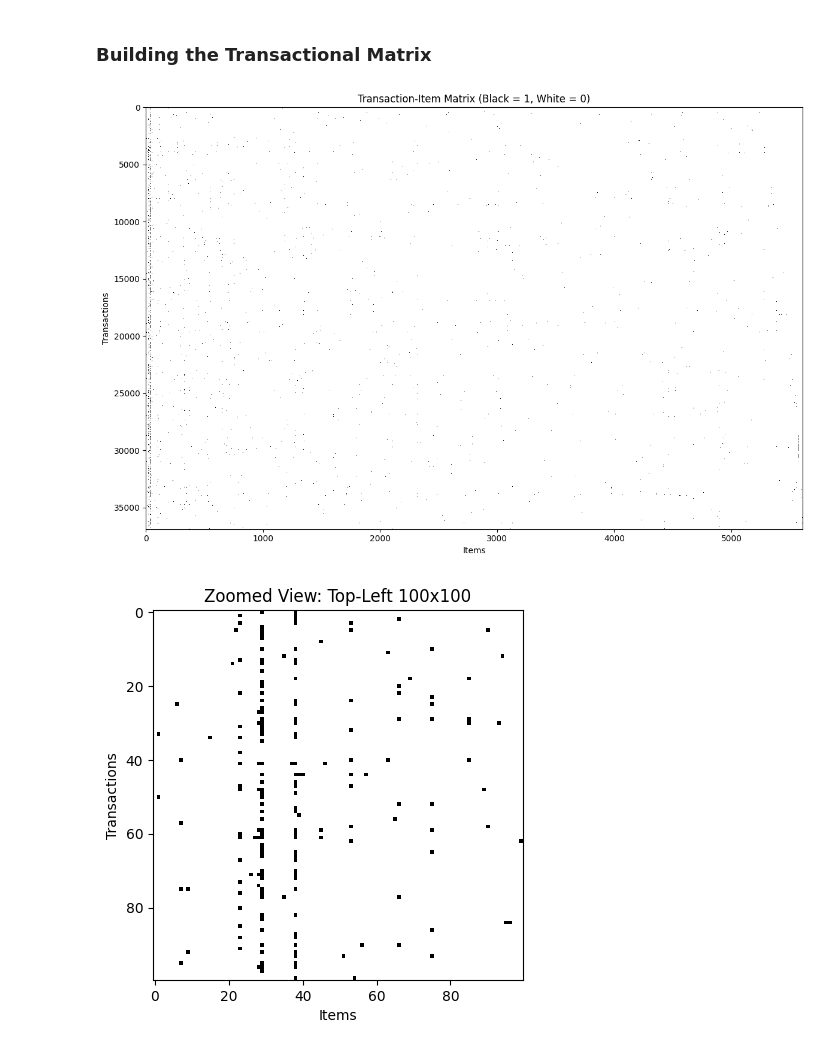
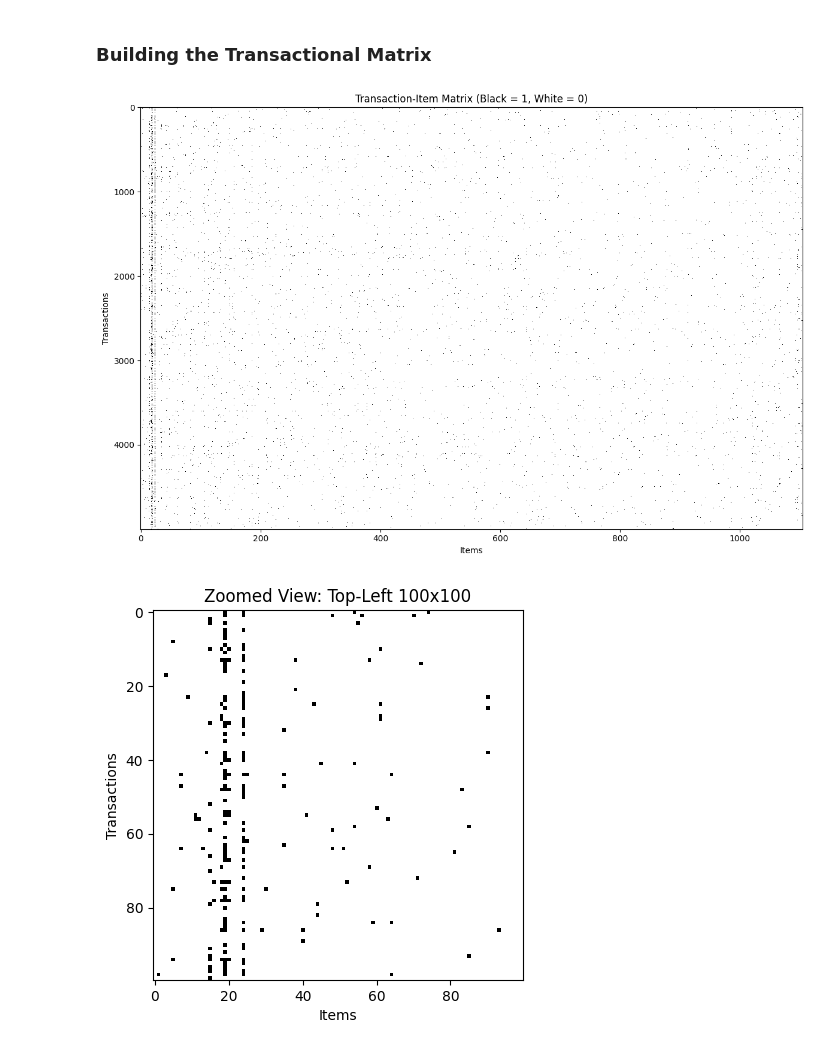
Before and after one commit to CS-3370-Team/Apriory_ItemSet, a Jupyter notebook: Group_Project.ipynb, the cells around one changed output. Saved outputs shown, nothing was run; the diff lists cells and outputs as text; code cells hidden in the pictures.

```diff
--- a/Group_Project.ipynb
+++ b/Group_Project.ipynb
@@ -669,53 +658,41 @@ if __name__ == "__main__":
 # %%
 # cleaned_df.shape
 import numpy as np
 import matplotlib.pyplot as plt
+from sklearn.preprocessing import RobustScaler
 
 
 cleaned_df = pd.read_csv("backup_checkpoint.csv", index_col=0)
-# Take 100 first record
 cleaned_df_5000 = cleaned_df.sample(n=5000) # sampling take 5000 random samples
-model = WeightedApriori(cleaned_df, min_support=10)
 model_5000 = WeightedApriori(cleaned_df_5000, min_support=10)
 
-T_mat, S_vec, F_items = model.creating_transact_mat_support_vec()
-T_mat_5000, S_vec_5000, F_items_5000 = model_5000.creating_transact_mat_support_vec()
+T_mat, S_vec, F_items, support_val = model_5000.creating_transact_mat_support_vec()
+
 
 
 
 # Plot with imshow (much faster for large matrices)
 plt.figure(figsize=(12, 8))
 plt.imshow(T_mat, aspect='auto', cmap='binary', interpolation='nearest')
 plt.title("Transaction-Item Matrix (Black = 1, White = 0)")
 plt.xlabel("Items")
 plt.ylabel("Transactions")
 plt.tight_layout()
 plt.show()
 
 # Zoom into the first 100 transactions and first 100 items
 plt.imshow(T_mat[:100, :100], cmap='binary', interpolation='nearest')
 plt.title("Zoomed View: Top-Left 100x100")
 plt.xlabel("Items")
 plt.ylabel("Transactions")
 plt.show()
 
-
-
-# Plot with imshow (much faster for large matrices)
-plt.figure(figsize=(12, 8))
-plt.imshow(T_mat_5000, aspect='auto', cmap='binary', interpolation='nearest')
-plt.title("Transaction-Item Matrix (Black = 1, White = 0) with 5000 sampled Transactions")
-plt.xlabel("Items")
-plt.ylabel("Transactions")
-plt.tight_layout()
-plt.show()
-
-# Zoom into the first 100 transactions and first 100 items
-plt.imshow(T_mat_5000[:100, :100], cmap='binary', interpolation='nearest')
-plt.title("Zoomed View: Top-Left 100x100 with 5000 Sampled Transactions")
-plt.xlabel("Items")
-plt.ylabel("Transactions")
-plt.show()
+# # Zoom into the first 100 transactions and first 100 items
+# plt.imshow(T_mat_5000[:100, :100], cmap='binary', interpolation='nearest')
+# plt.title("Zoomed View: Top-Left 100x100 with 5000 Sampled Transactions")
+# plt.xlabel("Items")
+# plt.ylabel("Transactions")
+# plt.show()
 # %% [output]
-[figure, old version]
+[figure, new version]
-[figure, old version]
+[figure, new version]
```
Also changed, not shown: parts of 9 cells of this notebook.
